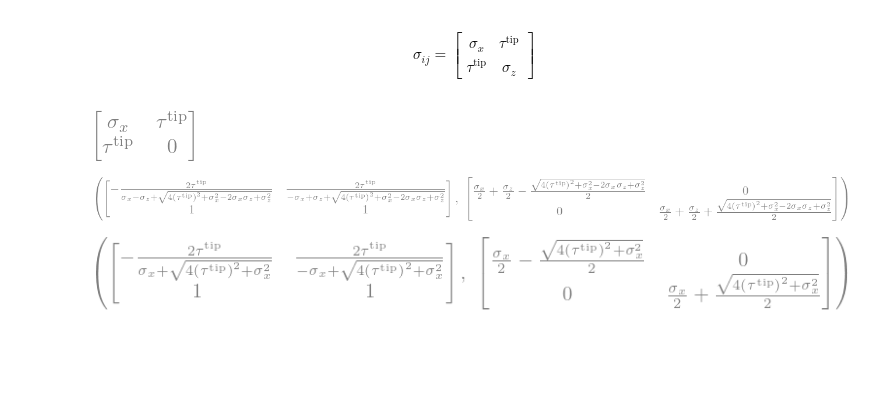
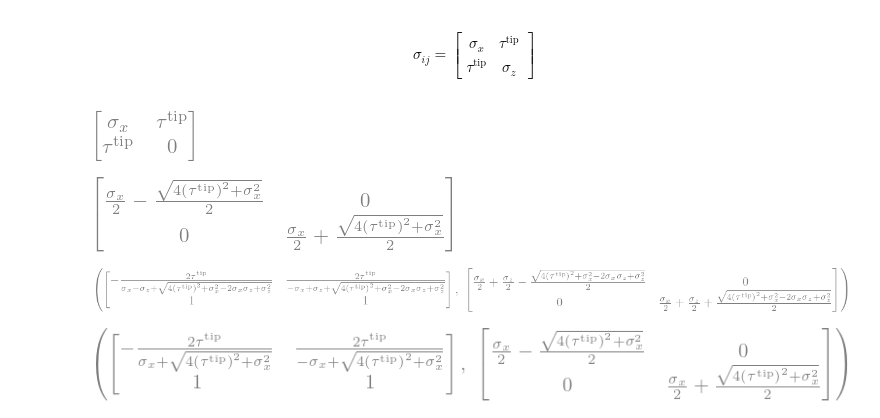
Before and after one commit to bmcs-group/bmcs_shear_zone, a Jupyter notebook: shear_crack/crack_tip_orientation.ipynb, the cells around one changed output. Drawn from its saved outputs; the diff is of its cells as text; code cells hidden in the pictures; blank space fills up the shorter version.

```diff
--- a/shear_crack/crack_tip_orientation.ipynb
+++ b/shear_crack/crack_tip_orientation.ipynb
@@ -34,6 +34,9 @@ sigma_x0
 # %%
 P_xz, D_xz = sigma_xz.diagonalize()
 P_x0, D_x0 = P_xz.subs(sigma_z,0), D_xz.subs(sigma_z,0)
+D_x0
+# %% [output]
+[figure, added]
 # %%
 P_xz, D_xz
 # %% [output]
```
Also changed, not shown: parts of 2 cells of this notebook.
